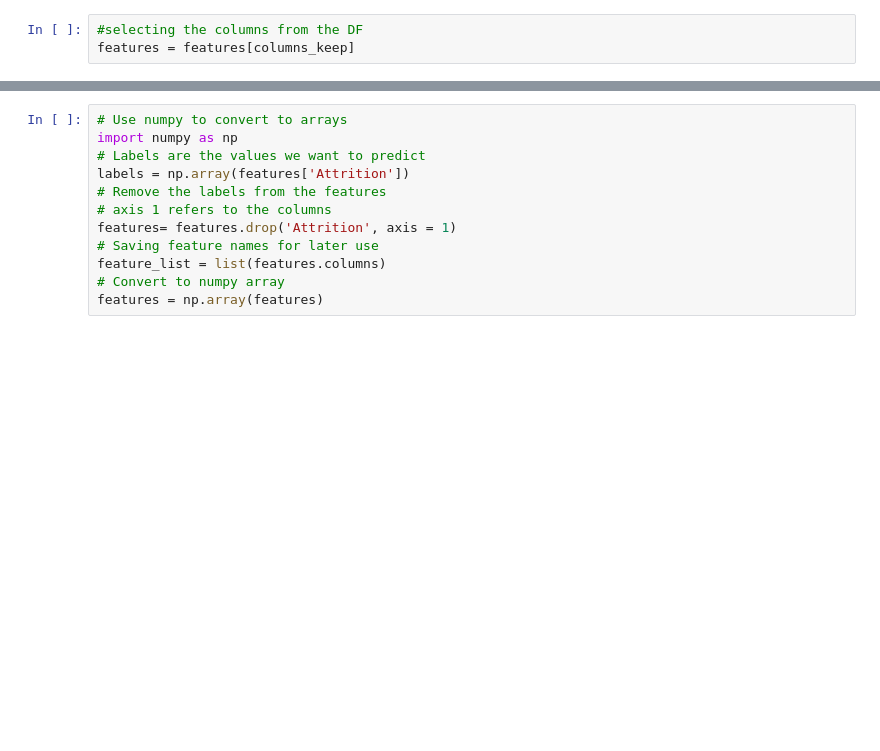
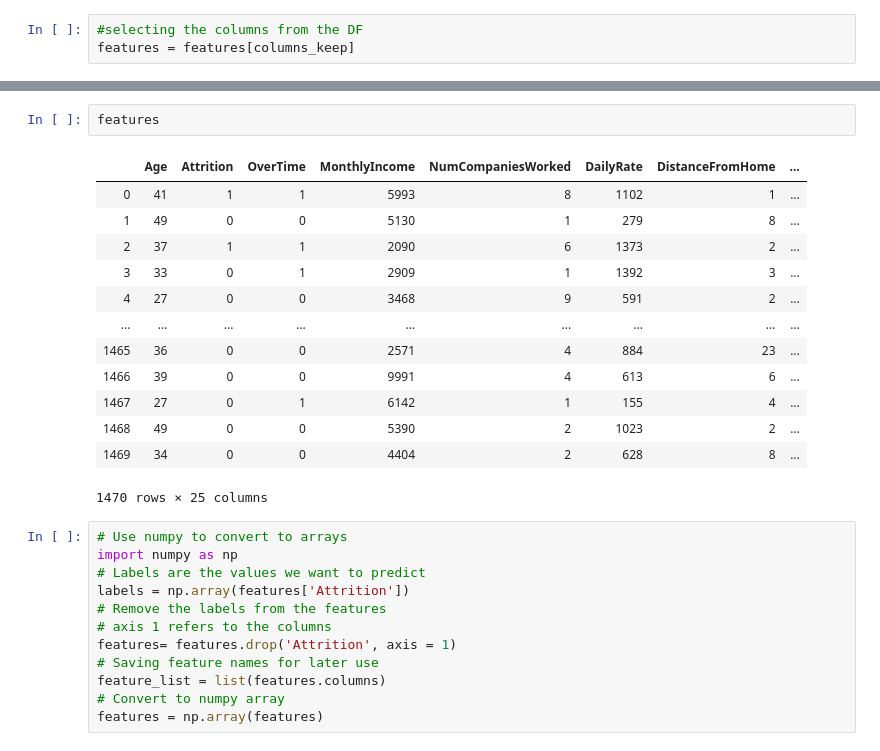
Before and after one commit to lauramh018/Final_project, a Jupyter notebook: ML_Models/Random_Forests.ipynb, the cells around one changed output, grey strips where cells are left out. Drawn from its saved outputs; the diff is of its cells as text; blank space fills up the shorter version.

```diff
--- a/ML_Models/Random_Forests.ipynb
+++ b/ML_Models/Random_Forests.ipynb
@@ -103,3 +119,19 @@ features = features[columns_keep]
+# %%
+features
+# %% [output]
+|  | Age | Attrition | OverTime | MonthlyIncome | NumCompaniesWorked | DailyRate | DistanceFromHome | ... |
+| 0 | 41 | 1 | 1 | 5993 | 8 | 1102 | 1 | ... |
+| 1 | 49 | 0 | 0 | 5130 | 1 | 279 | 8 | ... |
+| 2 | 37 | 1 | 1 | 2090 | 6 | 1373 | 2 | ... |
+| 3 | 33 | 0 | 1 | 2909 | 1 | 1392 | 3 | ... |
+| 4 | 27 | 0 | 0 | 3468 | 9 | 591 | 2 | ... |
+| ... | ... | ... | ... | ... | ... | ... | ... | ... |
+| 1465 | 36 | 0 | 0 | 2571 | 4 | 884 | 23 | ... |
+| 1466 | 39 | 0 | 0 | 9991 | 4 | 613 | 6 | ... |
+| 1467 | 27 | 0 | 1 | 6142 | 1 | 155 | 4 | ... |
+| 1468 | 49 | 0 | 0 | 5390 | 2 | 1023 | 2 | ... |
+| 1469 | 34 | 0 | 0 | 4404 | 2 | 628 | 8 | ... |
+1470 rows × 25 columns
 # %%
 # Use numpy to convert to arrays
 import numpy as np
```
Also changed, not shown: parts of 1 cell of this notebook, 9 other files.
